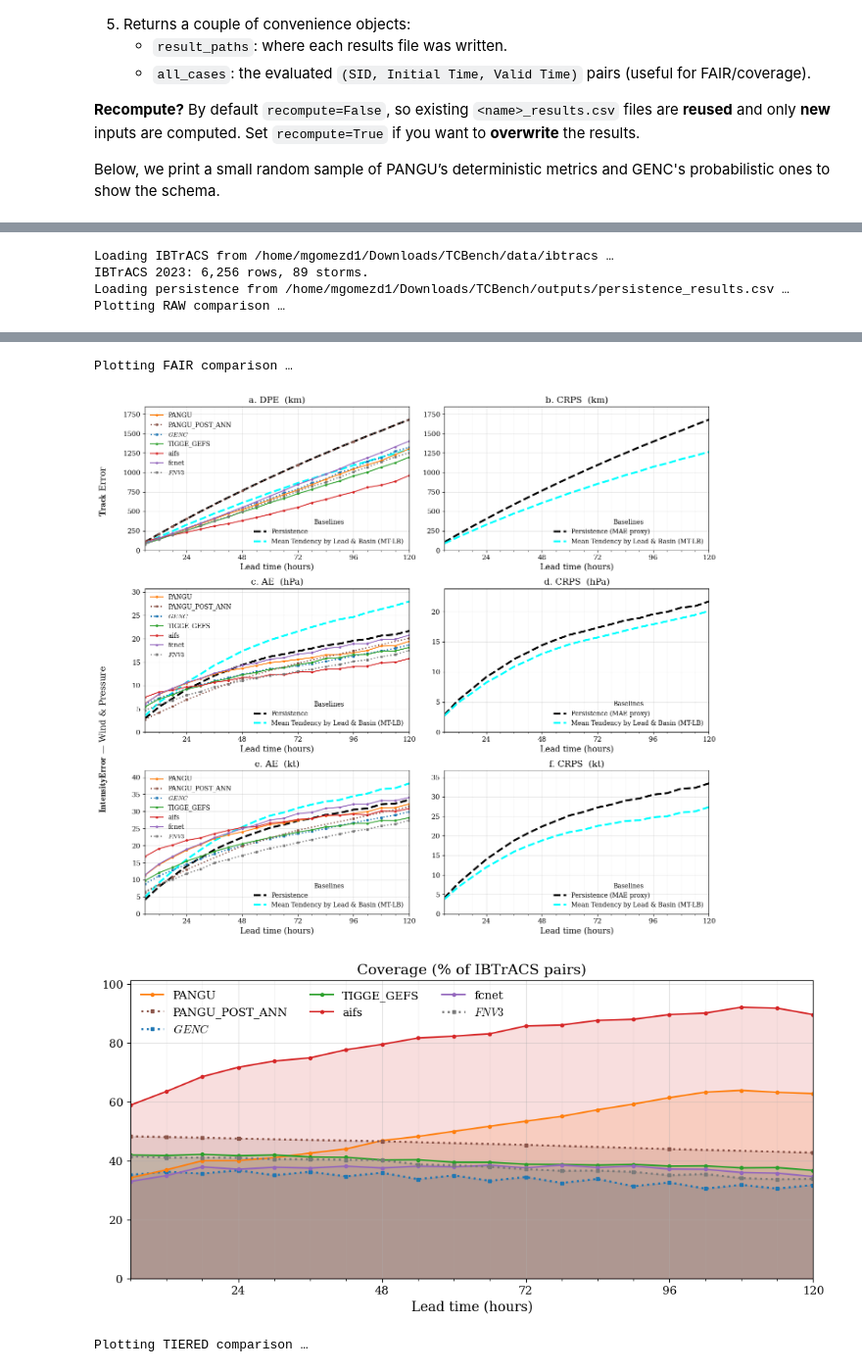
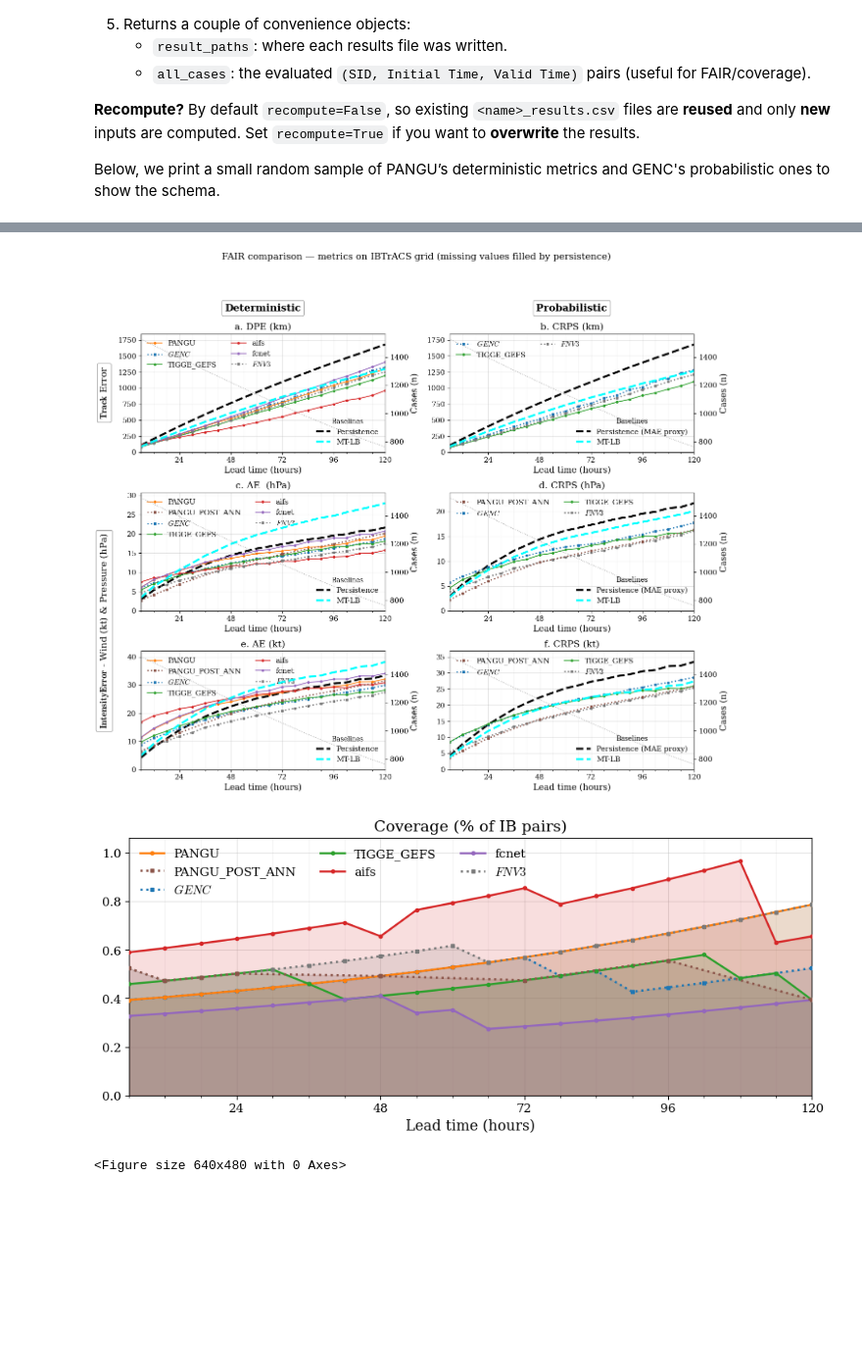
Before and after one commit to msgomez06/tcbench, a Jupyter notebook: dev/Getting_Started.ipynb, the cells around one changed output, grey strips where cells are left out. Shown at 98% size. Cells and saved outputs as stored; diff of their text form; code cells hidden in the pictures; blank space fills up the shorter version.

```diff
--- a/dev/Getting_Started.ipynb
+++ b/dev/Getting_Started.ipynb
@@ -148,12 +152,8 @@ Example: GENC results (Probabilistic metrics)
 5 rows × 30 columns
 # %%
-%run -i plot_errors_cli.py \
-    --eval-dir "/home/mgomezd1/Downloads/TCBench/outputs" \
-    --ibtracs-dir "/home/mgomezd1/Downloads/TCBench/data/ibtracs" \
-    --figure raw fair tiered \
-    --output TCBench_2023 --format pdf --no-save
+%run -i test.py \
+    --eval_dir "/home/mgomezd1/Downloads/TCBench/outputs" \
+    --ibtracs_path "/home/mgomezd1/Downloads/TCBench/data/ibtracs"
+    # --figure raw fair tiered \
+    # --output TCBench_2023 --format pdf --no-save
 # %% [output]
-Loading IBTrACS from /home/mgomezd1/Downloads/TCBench/data/ibtracs …
-IBTrACS 2023: 6,256 rows, 89 storms.
-Loading persistence from /home/mgomezd1/Downloads/TCBench/outputs/persistence_results.csv …
-Plotting RAW comparison …
@@ -161,4 +161,3 @@ Plotting RAW comparison …
-Plotting FAIR comparison …
-[figure, old version]
+[figure, new version]
-[figure, old version]
+[figure, new version]
-Plotting TIERED comparison …
+<Figure size 640x480 with 0 Axes>
```
Also changed, not shown: parts of 5 cells of this notebook, 44 other files.
